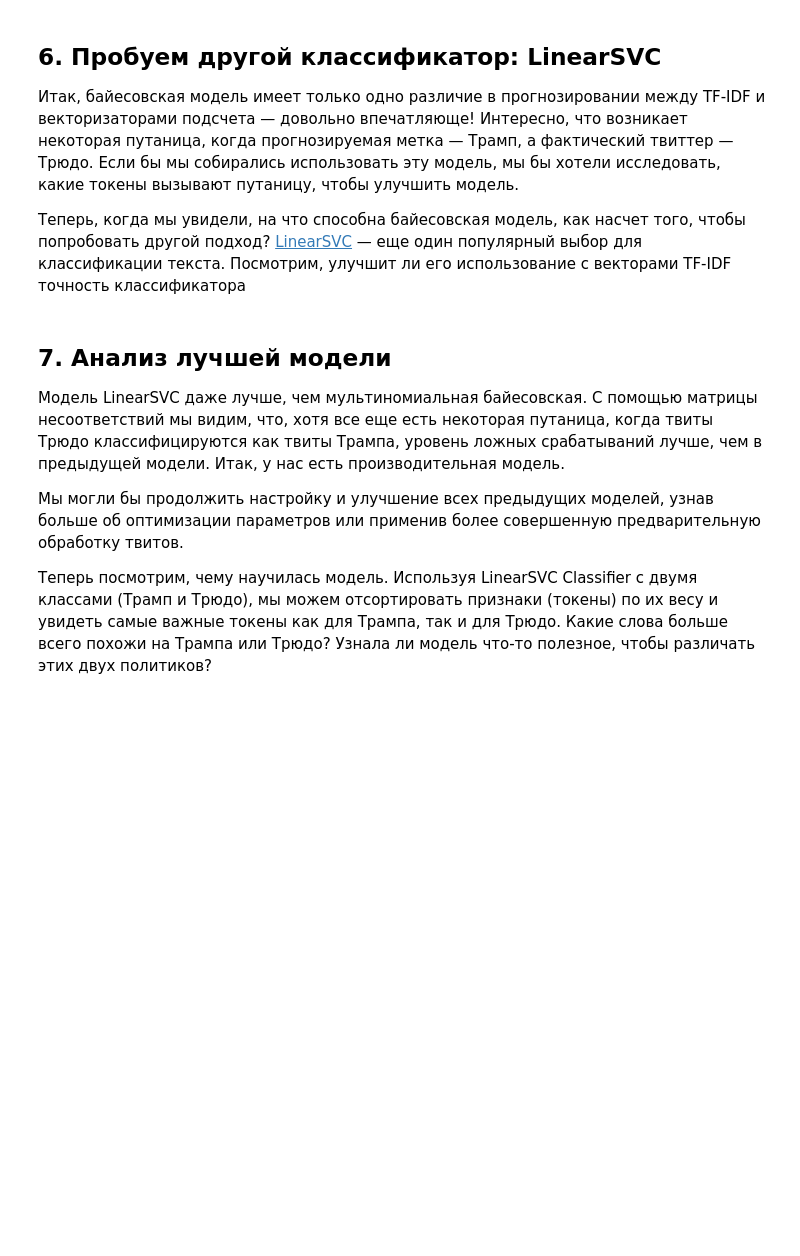
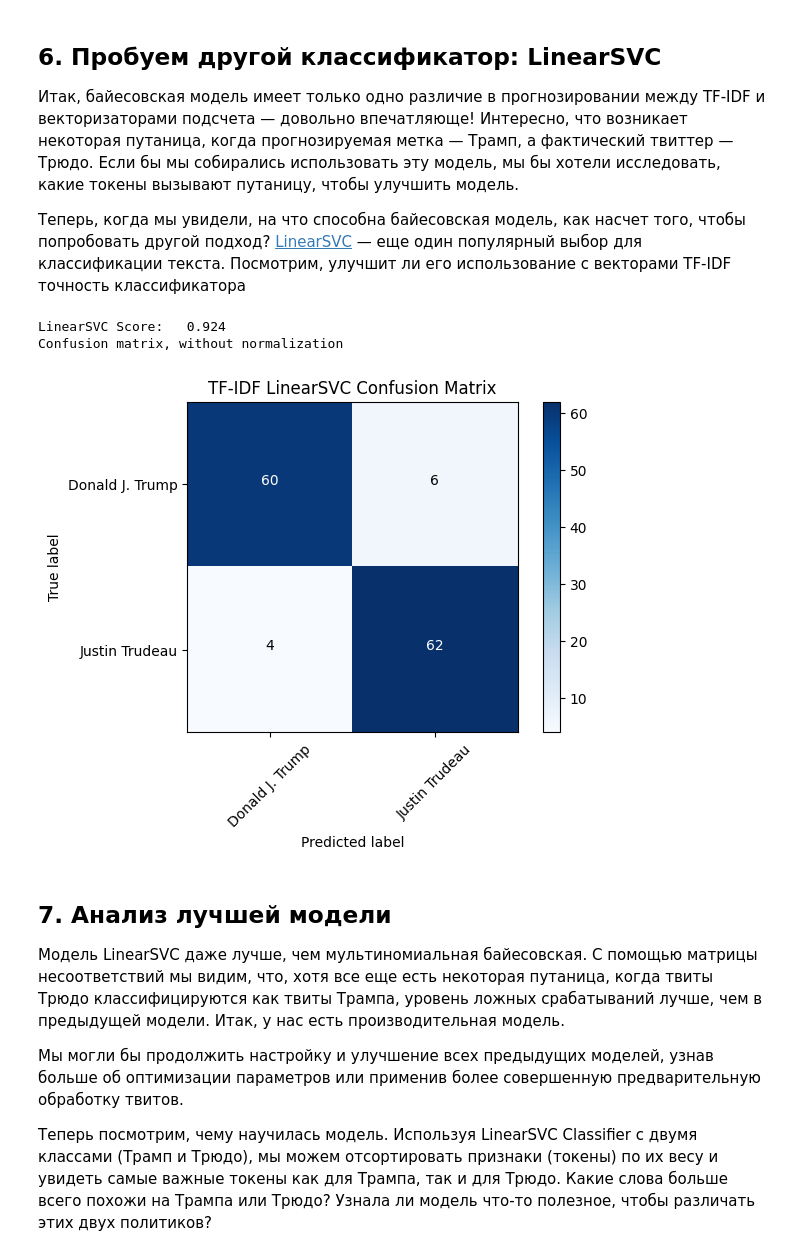
Before and after one commit to AnastasiyaMartynova/nlp_labs, a Jupyter notebook: lab3/5_trudo_trump_NOT_SOLVED.ipynb, the cells around one changed output. Cells and saved outputs as stored; diff of their text form; code cells hidden in the pictures; blank space fills up the shorter version.

```diff
--- a/lab3/5_trudo_trump_NOT_SOLVED.ipynb
+++ b/lab3/5_trudo_trump_NOT_SOLVED.ipynb
@@ -210,23 +218,27 @@ plot_confusion_matrix(..., classes=..., title=..., figure=1)
 <p>Теперь, когда мы увидели, на что способна байесовская модель, как насчет того, чтобы попробовать другой подход? <a href="https://scikit-learn.org/stable/modules/generated/sklearn.svm.LinearSVC.html">LinearSVC</a> — еще один популярный выбор для классификации текста. Посмотрим, улучшит ли его использование с векторами TF-IDF точность классификатора</p>
 # %%
 # Create a LinearSVM model
-tfidf_svc = ...
+tfidf_svc = LinearSVC(random_state=53)
 
 # ... Train your model here ...
-
+tfidf_svc.fit(tfidf_train, y_train)
 # Run predict on your tfidf test data to get your predictions
-tfidf_svc_pred = ...
+tfidf_svc_pred = tfidf_svc.predict(tfidf_test)
 
 # Calculate your accuracy using the metrics module
-tfidf_svc_score = ...
+tfidf_svc_score = metrics.accuracy_score(y_test, tfidf_svc_pred)
 
 print("LinearSVC Score:   %0.3f" % tfidf_svc_score)
 
 # Calculate the confusion matrices for the tfidf_svc model
-svc_cm = ...
+svc_cm = confusion_matrix(y_test, tfidf_svc_pred)
 
 # Plot the confusion matrix using the plot_confusion_matrix function
-plot_confusion_matrix(svc_cm, classes=..., title="TF-IDF LinearSVC Confusion Matrix")
+plot_confusion_matrix(svc_cm, classes=tfidf_svc.classes_, title="TF-IDF LinearSVC Confusion Matrix")
+# %% [output]
+LinearSVC Score:   0.924
+Confusion matrix, without normalization
+[figure, added]
 # %% [markdown]
 ## 7. Анализ лучшей модели
 <p>Модель LinearSVC даже лучше, чем мультиномиальная байесовская. С помощью матрицы несоответствий мы видим, что, хотя все еще есть некоторая путаница, когда твиты Трюдо классифицируются как твиты Трампа, уровень ложных срабатываний лучше, чем в предыдущей модели. Итак, у нас есть производительная модель.</p>
```
Also changed, not shown: parts of 7 cells of this notebook.
